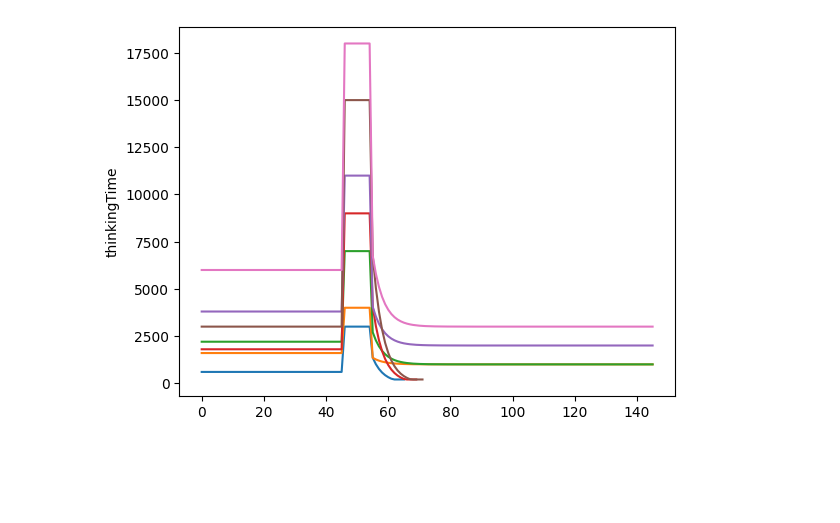
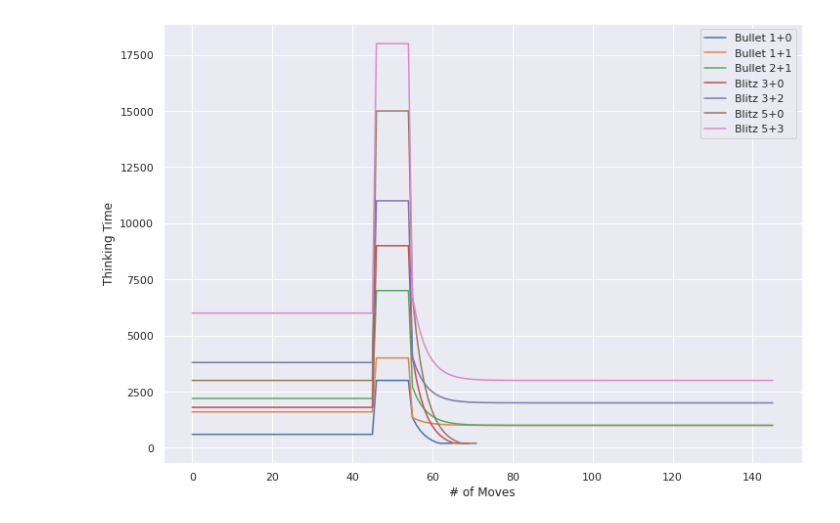
Before and after one commit to obrhubr/chess-challenge-participation, a Jupyter notebook: thinking-time/viz.ipynb, the cells around one changed output. Drawn from its saved outputs; the diff is of its cells as text; code cells hidden in the pictures; blank space fills up the shorter version.

```diff
--- a/thinking-time/viz.ipynb
+++ b/thinking-time/viz.ipynb
@@ -4,9 +5,27 @@ import pandas as pd
 # %%
+times = [
+	"Bullet 1+0", #(60000, 0),
+	"Bullet 1+1", #(60000, 1000)
+	"Bullet 2+1", #(60000*2, 1000)
+	"Blitz 3+0", #(60000*3, 0)
+	"Blitz 3+2", #(60000*3, 1000*2)
+	"Blitz 5+0", #(60000*5, 0)
+	"Blitz 5+3", #(60000*5, 1000*3)
+];
+
 with open("data.csv") as f:
+	i = 0
 	for line in f:
 		time = list(map(lambda x: int(x), line.split(", ")))
 		df = pd.DataFrame(time, index =[x for x in range(0, len(time))],
 												columns =['thinkingTime'])
-		sns.lineplot(data=df, x=df.index, y="thinkingTime")
+
+		sns.set(rc={'figure.figsize':(11.7,8.27)})
+		ax = sns.lineplot(data=df, x=df.index, y="thinkingTime", label=times[i])
+
+		i+=1
+
+	ax.set(xlabel='# of Moves', ylabel='Thinking Time')
+	plt.show()
 # %% [output]
-[figure, old version]
+[figure, new version]
```
Also changed, not shown: parts of 1 cell of this notebook, 8 other files.
